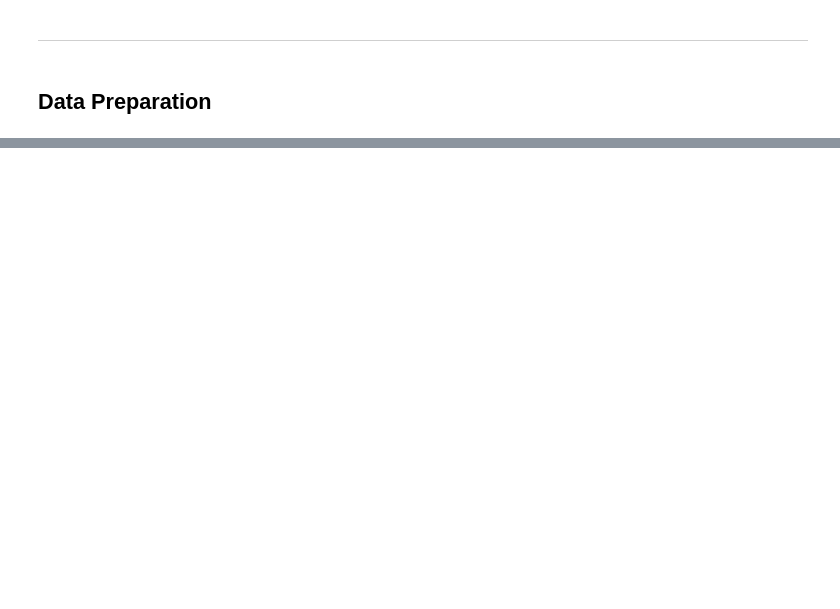
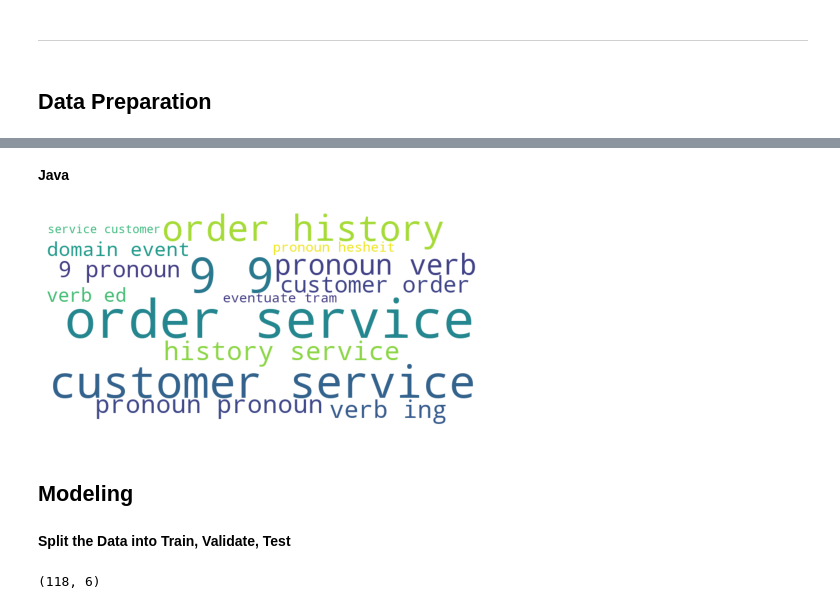
Before and after one commit to justin-m-sullivan/nlp_project, a Jupyter notebook: project_workbook.ipynb, the cells around one changed output, grey strips where cells are left out. Cells and saved outputs as stored; diff of their text form; code cells hidden in the pictures; blank space fills up the shorter version.

Commit message:
addining additional modeling

```diff
--- a/project_workbook.ipynb
+++ b/project_workbook.ipynb
@@ -92,0 +449,19 @@ df.head()
+# %% [markdown]
+**Java**
+# %%
+#Create a bigram of words
+top_15_Java_bigrams = (pd.Series(nltk.ngrams(Java_words, 2)).value_counts().head(15))
+
+#Create a wordcloud of the blog bigrams
+data = {k[0] + ' ' + k[1]: v for k, v in top_15_Java_bigrams.to_dict().items()}
+img = WordCloud(background_color='white', width=800, height=400).generate_from_frequencies(data)
+plt.figure(figsize=(8, 4))
+plt.imshow(img)
+plt.axis('off')
+plt.show()
+# %% [output]
+[figure, added]
+# %% [markdown]
+## Modeling
+# %% [markdown]
+**Split the Data into Train, Validate, Test**
@@ -92,0 +482,6 @@ df.head()
+# %%
+#Split the data and stratify by language
+train, validate, test = split(df, 'language')
+train.shape
+# %% [output]
+(118, 6)
```
Also changed, not shown: parts of 63 cells of this notebook.
